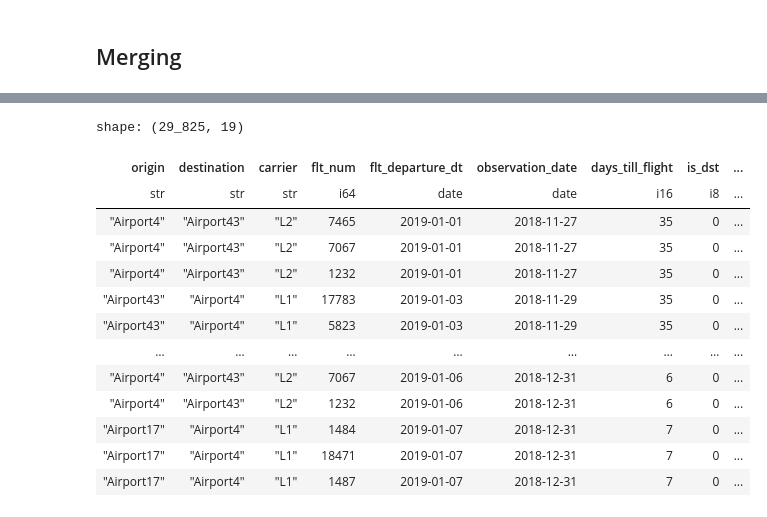
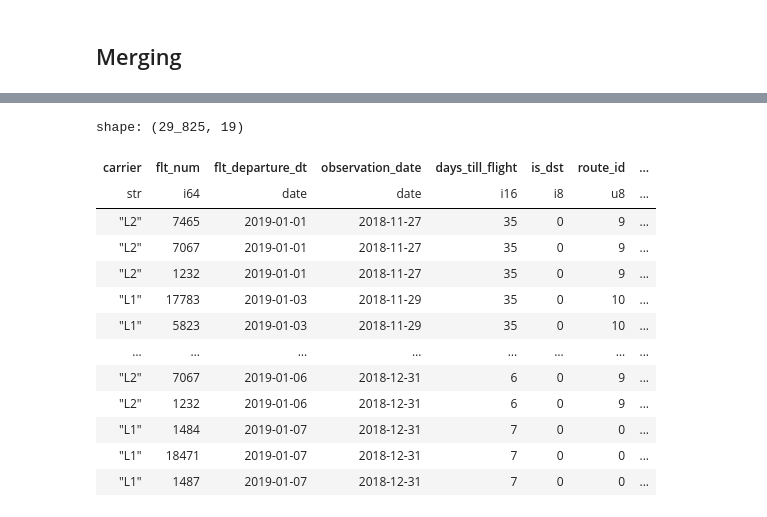
Before and after one commit to mayur7garg/FarePrediction, a Jupyter notebook: src/02 Preprocessing.ipynb, the cells around one changed output, grey strips where cells are left out. Drawn from its saved outputs; the diff is of its cells as text; code cells hidden in the pictures.

```diff
--- a/src/02 Preprocessing.ipynb
+++ b/src/02 Preprocessing.ipynb
@@ -715,7 +716,11 @@ Same
 # %%
 route_mapping = train_fares_df.select(
     pl.col(['origin', 'destination'])
-).unique().sort(['origin', 'destination']).with_row_index(name = "route_id")
+).unique().sort(
+    ['origin', 'destination']
+).with_row_index(name = "route_id").with_columns(
+    pl.col('route_id').cast(pl.UInt8())
+)
 
 route_mapping
 # %% [output]
@@ -855,10 +860,10 @@ shape: (746, 8)
 train_sch_df = train_sch_df.with_columns(
     pl.col('flt_num').len().over(
         ['route_id', 'flt_departure_dt']
-    ).alias('flt_count_dpt_24h'),
+    ).cast(pl.UInt8()).alias('flt_count_dpt_24h'),
     pl.col('flt_num').len().over(
         ['route_id', 'flt_departure_dt', 'dpt_4h_od']
-    ).alias('flt_count_dpt_4h')
+    ).cast(pl.UInt8()).alias('flt_count_dpt_4h')
 )
 
 train_sch_df.sort('flt_departure_local_time')
@@ -992,0 +1000,7 @@ shape: (2, 16)
+# %%
+airport_mapping = route_mapping.select(
+    pl.col('origin').unique(maintain_order = True).alias('airport')
+).with_row_index(name = "airport_id").with_columns(
+    pl.col('airport_id').cast(pl.UInt8())
+)
+airport_mapping
@@ -1069,40 +1115,60 @@ shape: (9, 21)
 # %%
 test_fares_df = test_fares_df.with_columns(
     pl.col('flt_departure_dt').dt.year().cast(pl.Int64()).alias('yr'),
     pl.col('flt_departure_dt').dt.month().cast(pl.Int64()).alias('mo')
 ).join(
-    test_sch_df.select(
+    train_sch_df.select(
         [
             'carrier', 'flt_num', 'flt_departure_dt', 'route_id',
             'flt_departure_local_time', 'flt_arrival_local_time',
             'dur_min', 'tz_min', 'over_mn',
             'dpt_4h_od', 'flt_count_dpt_24h', 'flt_count_dpt_4h'
         ]
     ),
     on = ['carrier', 'flt_num', 'flt_departure_dt', 'route_id'],
     how = 'left'
 ).join(
     services_df.drop('origin', 'destination'),
     on = ['route_id', 'carrier', 'yr', 'mo'],
     how = 'left'
-).drop('yr', 'mo', 'origin_city', 'destination_city')
+).drop(
+    'yr', 'mo', 'origin_city', 'destination_city'
+).join(
+    airport_mapping,
+    left_on = 'origin',
+    right_on = 'airport',
+    how = 'left'
+).with_columns(
+    pl.col('airport_id').alias('origin_id')
+).drop(
+    'origin', 'airport_id'
+).join(
+    airport_mapping,
+    left_on = 'destination',
+    right_on = 'airport',
+    how = 'left'
+).with_columns(
+    pl.col('airport_id').alias('destination_id')
+).drop(
+    'destination', 'airport_id'
+)
 
 test_fares_df
 # %% [output]
 shape: (29_825, 19)
-| origin | destination | carrier | flt_num | flt_departure_dt | observation_date | days_till_flight | is_dst | ... |
-| str | str | str | i64 | date | date | i16 | i8 | ... |
-| "Airport4" | "Airport43" | "L2" | 7465 | 2019-01-01 | 2018-11-27 | 35 | 0 | ... |
-| "Airport4" | "Airport43" | "L2" | 7067 | 2019-01-01 | 2018-11-27 | 35 | 0 | ... |
-| "Airport4" | "Airport43" | "L2" | 1232 | 2019-01-01 | 2018-11-27 | 35 | 0 | ... |
-| "Airport43" | "Airport4" | "L1" | 17783 | 2019-01-03 | 2018-11-29 | 35 | 0 | ... |
-| "Airport43" | "Airport4" | "L1" | 5823 | 2019-01-03 | 2018-11-29 | 35 | 0 | ... |
-| … | … | … | … | … | … | … | … | ... |
-| "Airport4" | "Airport43" | "L2" | 7067 | 2019-01-06 | 2018-12-31 | 6 | 0 | ... |
-| "Airport4" | "Airport43" | "L2" | 1232 | 2019-01-06 | 2018-12-31 | 6 | 0 | ... |
-| "Airport17" | "Airport4" | "L1" | 1484 | 2019-01-07 | 2018-12-31 | 7 | 0 | ... |
-| "Airport17" | "Airport4" | "L1" | 18471 | 2019-01-07 | 2018-12-31 | 7 | 0 | ... |
-| "Airport17" | "Airport4" | "L1" | 1487 | 2019-01-07 | 2018-12-31 | 7 | 0 | ... |
+| carrier | flt_num | flt_departure_dt | observation_date | days_till_flight | is_dst | route_id | ... |
+| str | i64 | date | date | i16 | i8 | u8 | ... |
+| "L2" | 7465 | 2019-01-01 | 2018-11-27 | 35 | 0 | 9 | ... |
+| "L2" | 7067 | 2019-01-01 | 2018-11-27 | 35 | 0 | 9 | ... |
+| "L2" | 1232 | 2019-01-01 | 2018-11-27 | 35 | 0 | 9 | ... |
+| "L1" | 17783 | 2019-01-03 | 2018-11-29 | 35 | 0 | 10 | ... |
+| "L1" | 5823 | 2019-01-03 | 2018-11-29 | 35 | 0 | 10 | ... |
+| … | … | … | … | … | … | … | ... |
+| "L2" | 7067 | 2019-01-06 | 2018-12-31 | 6 | 0 | 9 | ... |
+| "L2" | 1232 | 2019-01-06 | 2018-12-31 | 6 | 0 | 9 | ... |
+| "L1" | 1484 | 2019-01-07 | 2018-12-31 | 7 | 0 | 0 | ... |
+| "L1" | 18471 | 2019-01-07 | 2018-12-31 | 7 | 0 | 0 | ... |
+| "L1" | 1487 | 2019-01-07 | 2018-12-31 | 7 | 0 | 0 | ... |
 # %%
 test_fares_df.describe()
 # %% [output]
```
Also changed, not shown: parts of 22 cells of this notebook, 2 other files.
